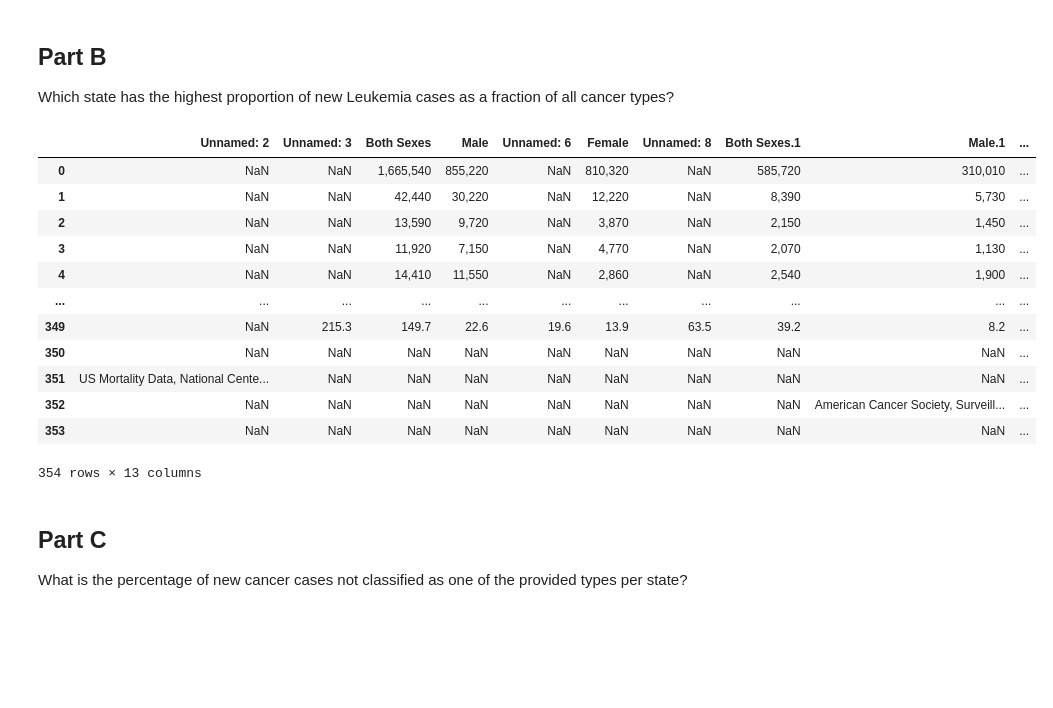
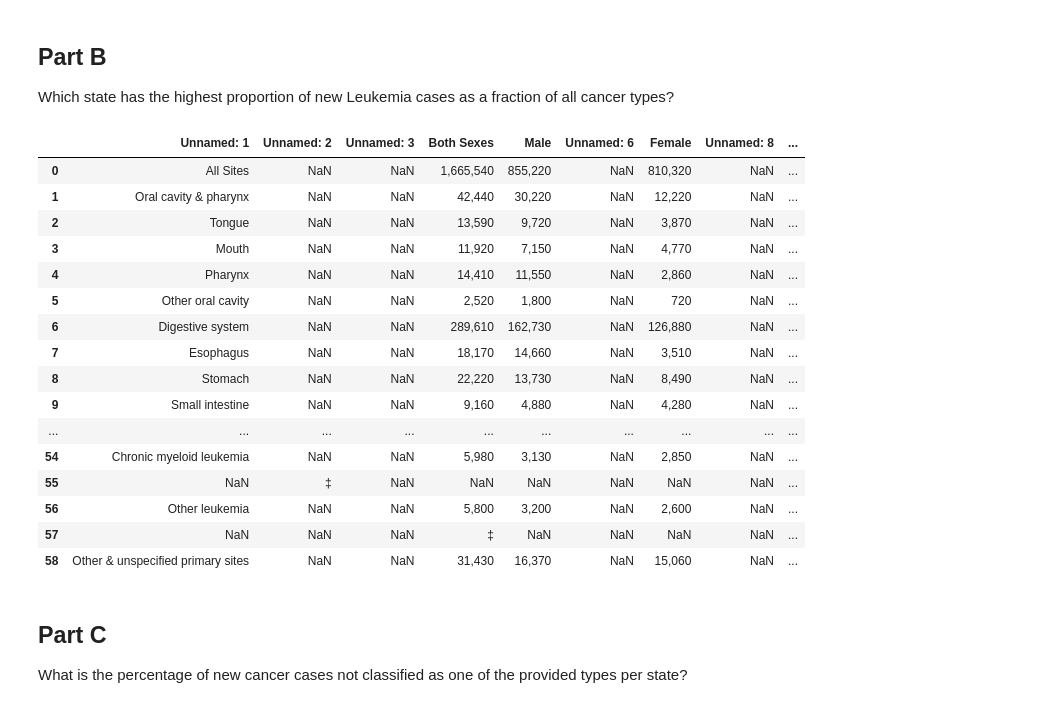
Before and after one commit to Juarfern/Quantitative_Biological_Research_Python_course, a Jupyter notebook: 07_Lesson/Lesson_07_LE.ipynb, the cells around one changed output. Saved outputs shown, nothing was run; the diff lists cells and outputs as text; code cells hidden in the pictures; blank space fills up the shorter version.

```diff
--- a/07_Lesson/Lesson_07_LE.ipynb
+++ b/07_Lesson/Lesson_07_LE.ipynb
@@ -78,22 +78,35 @@ https://www.coolutils.com/online/PDF-to-CSV.
 ## Part B
 Which state has the highest proportion of new Leukemia cases as a fraction of all cancer types?
 # %%
-df = pd.read_excel(os.path.join(DIR, '07_Lesson/Files/cancer_facts.xlsx'), skiprows=366, header=0, usecols='C:O')
+# df = pd.read_excel(os.path.join(DIR, '07_Lesson/Files/cancer_facts.xlsx'), skiprows=366, header=0, usecols='B:N', nrows=(425-366))
+# display(df)
+
+def parse_table(header_start, colrange, row_start, row_end):
+    return pd.read_excel(os.path.join(DIR, '07_Lesson/Files/cancer_facts.xlsx'),\
+                          skiprows=header_start, header=0, usecols=colrange, nrows=(row_end-row_start))
+
+df = parse_table(366, 'B:N', 366, 425)
 display(df)
+
+# need another function for cleaning up
 # %% [output]
-|  | Unnamed: 2 | Unnamed: 3 | Both Sexes | Male | Unnamed: 6 | Female | Unnamed: 8 | Both Sexes.1 | Male.1 | ... |
-| 0 | NaN | NaN | 1,665,540 | 855,220 | NaN | 810,320 | NaN | 585,720 | 310,010 | ... |
-| 1 | NaN | NaN | 42,440 | 30,220 | NaN | 12,220 | NaN | 8,390 | 5,730 | ... |
-| 2 | NaN | NaN | 13,590 | 9,720 | NaN | 3,870 | NaN | 2,150 | 1,450 | ... |
-| 3 | NaN | NaN | 11,920 | 7,150 | NaN | 4,770 | NaN | 2,070 | 1,130 | ... |
-| 4 | NaN | NaN | 14,410 | 11,550 | NaN | 2,860 | NaN | 2,540 | 1,900 | ... |
-| ... | ... | ... | ... | ... | ... | ... | ... | ... | ... | ... |
-| 349 | NaN | 215.3 | 149.7 | 22.6 | 19.6 | 13.9 | 63.5 | 39.2 | 8.2 | ... |
-| 350 | NaN | NaN | NaN | NaN | NaN | NaN | NaN | NaN | NaN | ... |
-| 351 | US Mortality Data, National Cente... | NaN | NaN | NaN | NaN | NaN | NaN | NaN | NaN | ... |
-| 352 | NaN | NaN | NaN | NaN | NaN | NaN | NaN | NaN | American Cancer Society, Surveill... | ... |
-| 353 | NaN | NaN | NaN | NaN | NaN | NaN | NaN | NaN | NaN | ... |
+|  | Unnamed: 1 | Unnamed: 2 | Unnamed: 3 | Both Sexes | Male | Unnamed: 6 | Female | Unnamed: 8 | ... |
+| 0 | All Sites | NaN | NaN | 1,665,540 | 855,220 | NaN | 810,320 | NaN | ... |
+| 1 | Oral cavity & pharynx | NaN | NaN | 42,440 | 30,220 | NaN | 12,220 | NaN | ... |
+| 2 | Tongue | NaN | NaN | 13,590 | 9,720 | NaN | 3,870 | NaN | ... |
+| 3 | Mouth | NaN | NaN | 11,920 | 7,150 | NaN | 4,770 | NaN | ... |
+| 4 | Pharynx | NaN | NaN | 14,410 | 11,550 | NaN | 2,860 | NaN | ... |
+| 5 | Other oral cavity | NaN | NaN | 2,520 | 1,800 | NaN | 720 | NaN | ... |
+| 6 | Digestive system | NaN | NaN | 289,610 | 162,730 | NaN | 126,880 | NaN | ... |
+| 7 | Esophagus | NaN | NaN | 18,170 | 14,660 | NaN | 3,510 | NaN | ... |
+| 8 | Stomach | NaN | NaN | 22,220 | 13,730 | NaN | 8,490 | NaN | ... |
+| 9 | Small intestine | NaN | NaN | 9,160 | 4,880 | NaN | 4,280 | NaN | ... |
+| ... | ... | ... | ... | ... | ... | ... | ... | ... | ... |
+| 54 | Chronic myeloid leukemia | NaN | NaN | 5,980 | 3,130 | NaN | 2,850 | NaN | ... |
+| 55 | NaN | ‡ | NaN | NaN | NaN | NaN | NaN | NaN | ... |
+| 56 | Other leukemia | NaN | NaN | 5,800 | 3,200 | NaN | 2,600 | NaN | ... |
+| 57 | NaN | NaN | NaN | ‡ | NaN | NaN | NaN | NaN | ... |
+| 58 | Other & unspecified primary sites | NaN | NaN | 31,430 | 16,370 | NaN | 15,060 | NaN | ... |
-354 rows × 13 columns
 # %% [markdown]
 ## Part C
 What is the percentage of new cancer cases not classified as one of the provided types per state?
```
